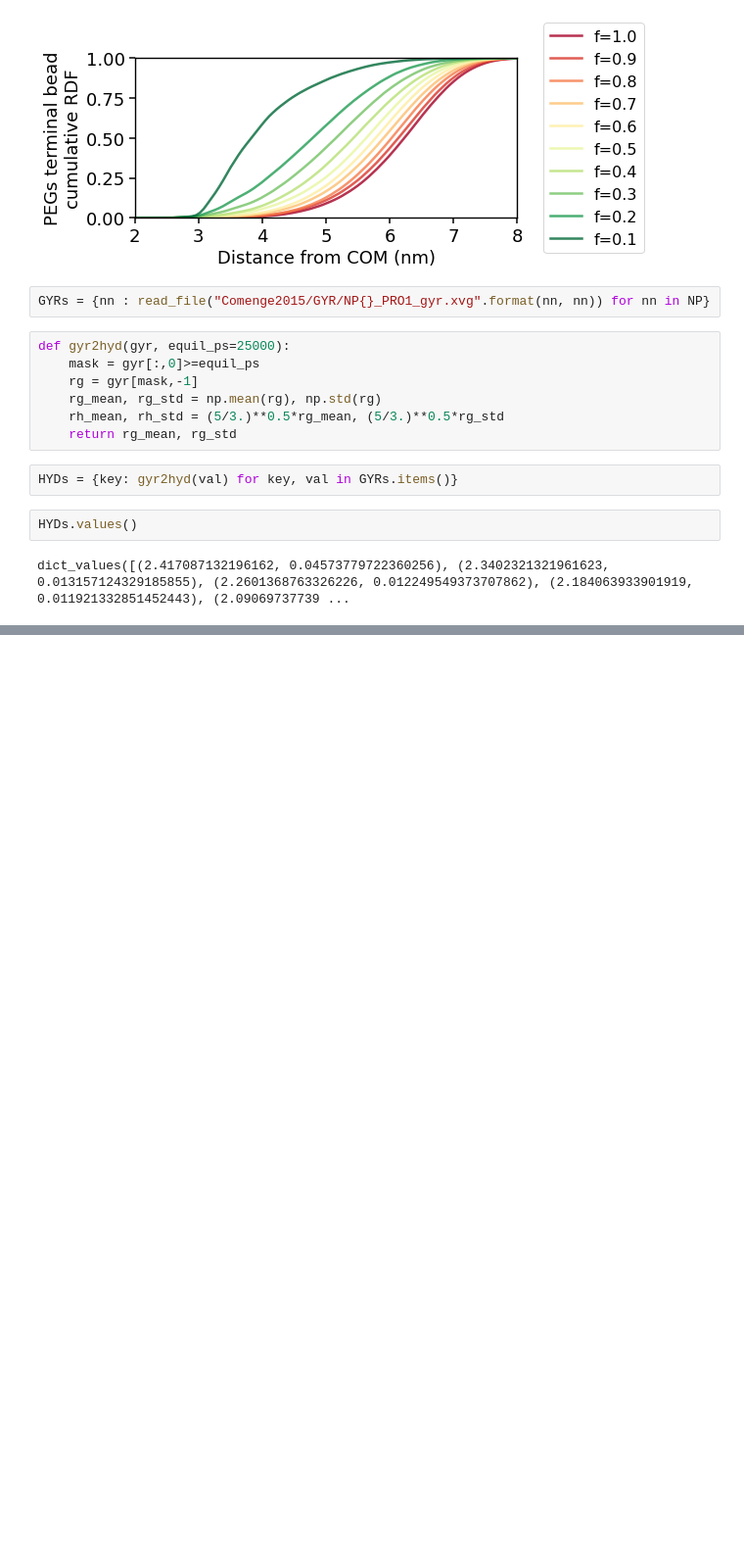
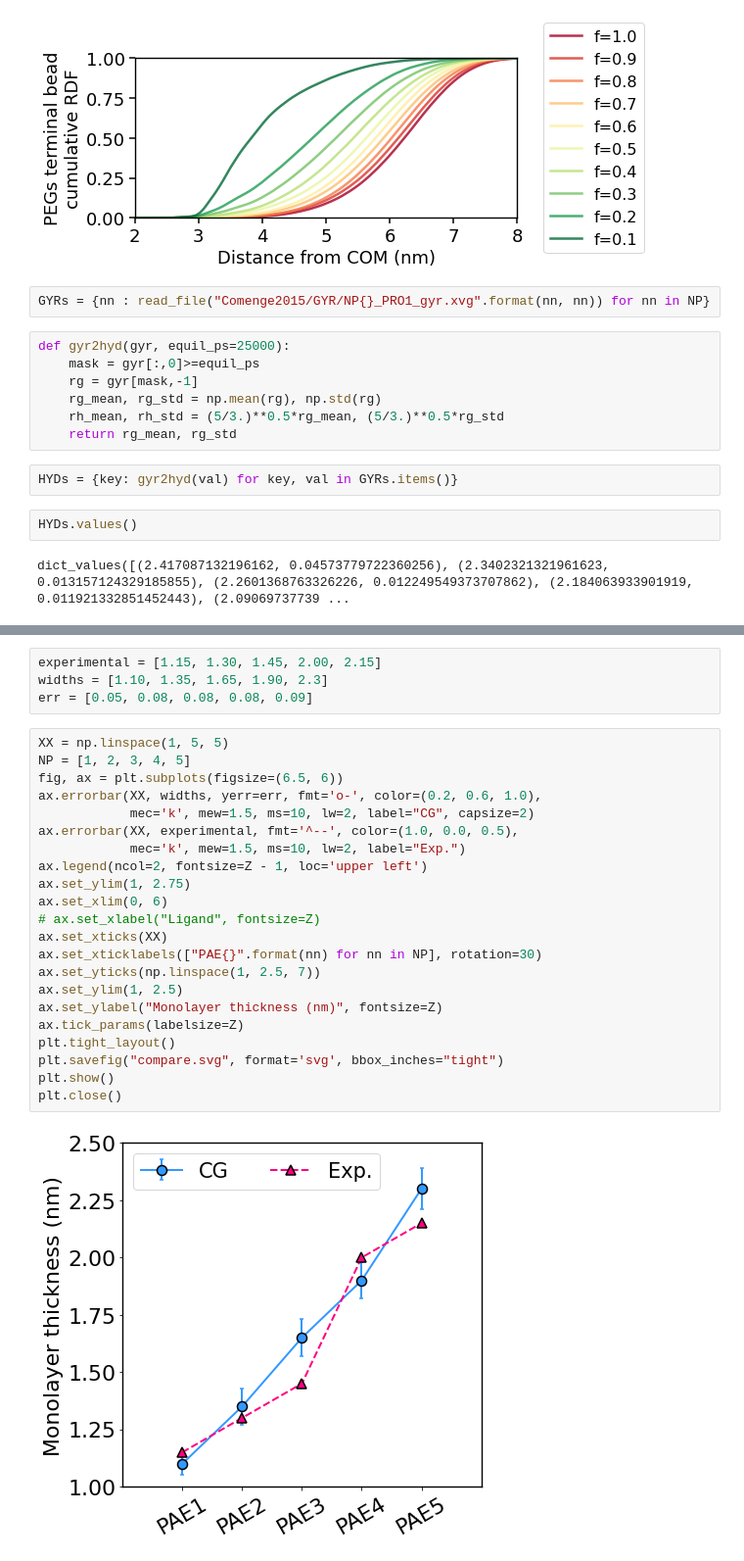
Before and after one commit to cebasfu93/NanoModeler_CG, a Jupyter notebook: Analysis/Analysis.ipynb, the cells around one changed output, grey strips where cells are left out. Shown: that part at 98% size. Saved outputs shown, nothing was run; the diff lists cells and outputs as text; blank space fills up the shorter version.

```diff
--- a/Analysis/Analysis.ipynb
+++ b/Analysis/Analysis.ipynb
@@ -148,0 +159,28 @@ plt.close()
+# %%
+experimental = [1.15, 1.30, 1.45, 2.00, 2.15]
+widths = [1.10, 1.35, 1.65, 1.90, 2.3]
+err = [0.05, 0.08, 0.08, 0.08, 0.09]
+# %%
+XX = np.linspace(1, 5, 5)
+NP = [1, 2, 3, 4, 5]
+fig, ax = plt.subplots(figsize=(6.5, 6))
+ax.errorbar(XX, widths, yerr=err, fmt='o-', color=(0.2, 0.6, 1.0),
+            mec='k', mew=1.5, ms=10, lw=2, label="CG", capsize=2)
+ax.errorbar(XX, experimental, fmt='^--', color=(1.0, 0.0, 0.5),
+            mec='k', mew=1.5, ms=10, lw=2, label="Exp.")
+ax.legend(ncol=2, fontsize=Z - 1, loc='upper left')
+ax.set_ylim(1, 2.75)
+ax.set_xlim(0, 6)
+# ax.set_xlabel("Ligand", fontsize=Z)
+ax.set_xticks(XX)
+ax.set_xticklabels(["PAE{}".format(nn) for nn in NP], rotation=30)
+ax.set_yticks(np.linspace(1, 2.5, 7))
+ax.set_ylim(1, 2.5)
+ax.set_ylabel("Monolayer thickness (nm)", fontsize=Z)
+ax.tick_params(labelsize=Z)
+plt.tight_layout()
+plt.savefig("compare.svg", format='svg', bbox_inches="tight")
+plt.show()
+plt.close()
+# %% [output]
+[figure, added]
```
Also changed, not shown: parts of 4 cells of this notebook.
